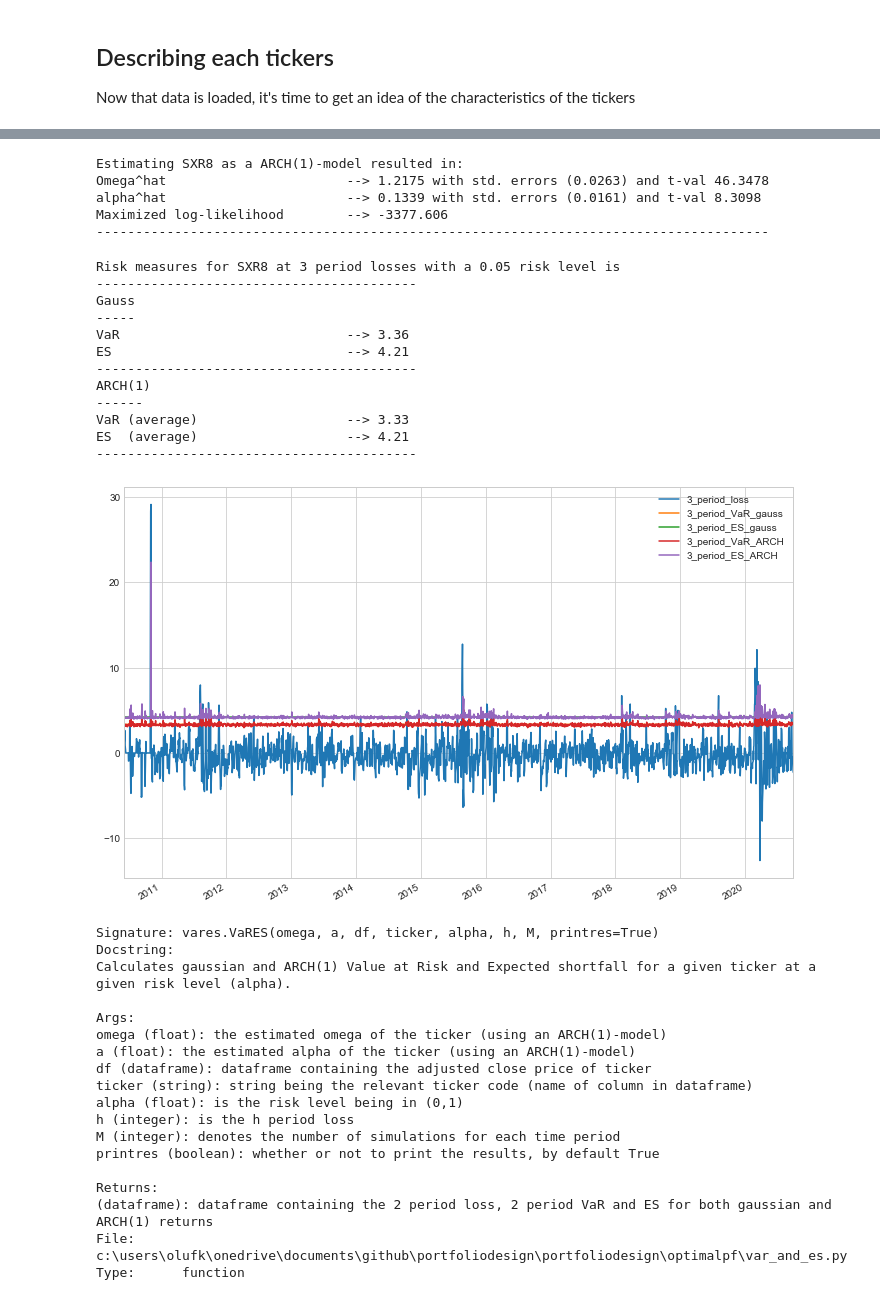
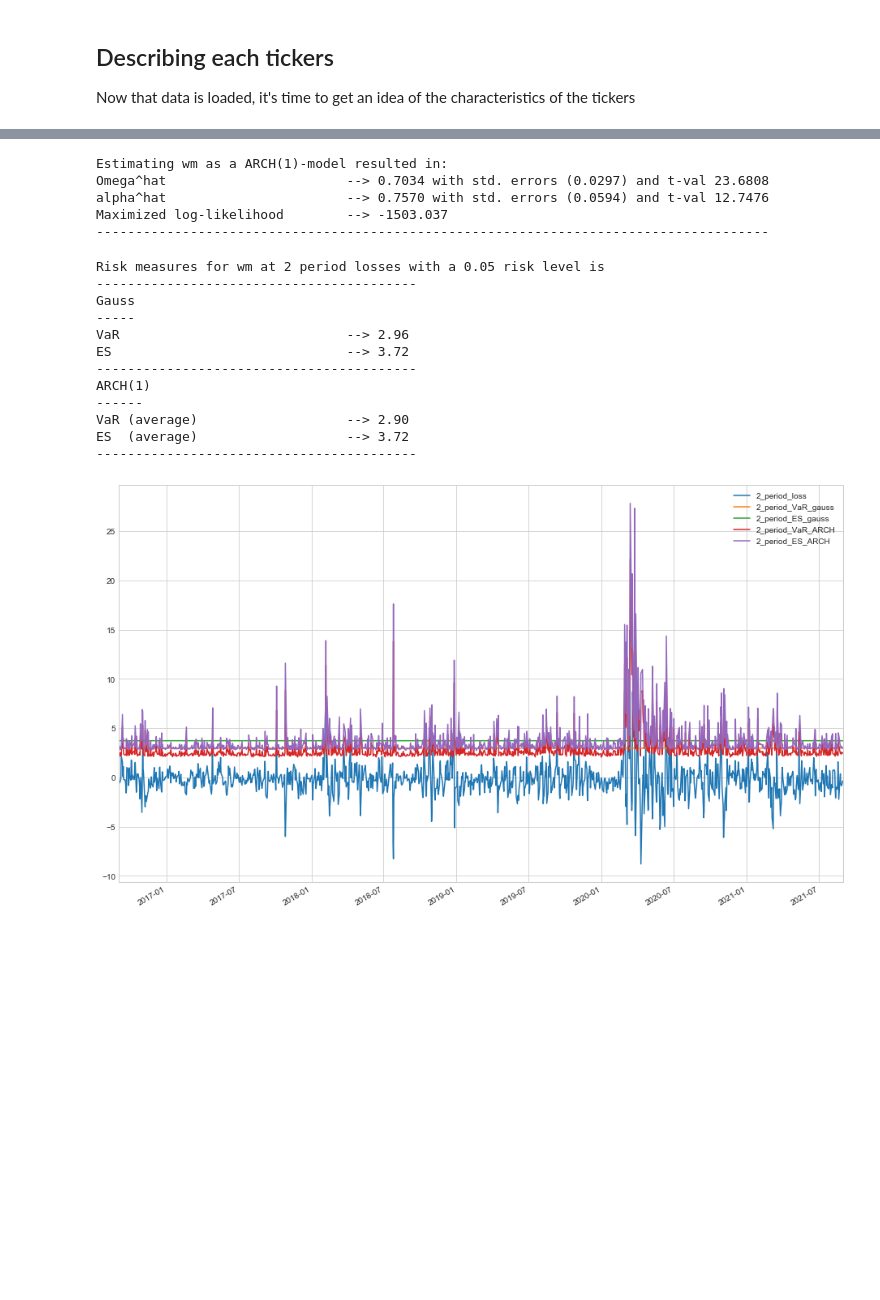
Before and after one commit to OlufKelk/PortfolioDesign, a Jupyter notebook: OptimalPF/Porfolio_notebook.ipynb, the cells around one changed output, grey strips where cells are left out. Cells and saved outputs as stored; diff of their text form; code cells hidden in the pictures; blank space fills up the shorter version.

Commit message:
start of optimal portfolios

```diff
--- a/OptimalPF/Porfolio_notebook.ipynb
+++ b/OptimalPF/Porfolio_notebook.ipynb
@@ -45,4 +45,4 @@ start = dt.datetime(2014, 6, 30)
 end = dt.datetime(2019, 6, 30)
 
 # getting data from yahoo database
-# df, rdf, cdf = pftools.df_generator(tickers,'yahoo')
+df, rdf, cdf = pftools.df_generator(tickers,'yahoo')
@@ -72,44 +70,25 @@ pftools.desc_ticks(df,rdf,cdf)
 # %%
-omega_hat, alpha_hat, ll = vares.ARCH1_est('SXR8',df)
+omega_hat, alpha_hat, ll = vares.ARCH1_est('wm',df)
 # %% [output]
-Estimating SXR8 as a ARCH(1)-model resulted in:
-Omega^hat                       --> 1.2175 with std. errors (0.0263) and t-val 46.3478
-alpha^hat                       --> 0.1339 with std. errors (0.0161) and t-val 8.3098
-Maximized log-likelihood        --> -3377.606
+Estimating wm as a ARCH(1)-model resulted in:
+Omega^hat                       --> 0.7034 with std. errors (0.0297) and t-val 23.6808
+alpha^hat                       --> 0.7570 with std. errors (0.0594) and t-val 12.7476
+Maximized log-likelihood        --> -1503.037
 --------------------------------------------------------------------------------------
 # %%
-vares_df = vares.VaRES(omega_hat,alpha_hat,df,'SXR8',0.05,3,2000)
-vares_df.plot(figsize = (12,8))
-?vares.VaRES
+vares_df = vares.VaRES(omega_hat,alpha_hat,df,'wm',0.05,2,2000)
+vares_df.plot(figsize = (16,10));
 # %% [output]
-Risk measures for SXR8 at 3 period losses with a 0.05 risk level is
+Risk measures for wm at 2 period losses with a 0.05 risk level is
 -----------------------------------------
 Gauss
 -----
-VaR                             --> 3.36
-ES                              --> 4.21
+VaR                             --> 2.96
+ES                              --> 3.72
 -----------------------------------------
 ARCH(1)
 ------
-VaR (average)                   --> 3.33
-ES  (average)                   --> 4.21
+VaR (average)                   --> 2.90
+ES  (average)                   --> 3.72
 -----------------------------------------
-[figure, old version]
+[figure, new version]
-Signature: vares.VaRES(omega, a, df, ticker, alpha, h, M, printres=True)
-Docstring:
-Calculates gaussian and ARCH(1) Value at Risk and Expected shortfall for a given ticker at a given risk level (alpha).
-
-Args:
-omega (float): the estimated omega of the ticker (using an ARCH(1)-model)
-a (float): the estimated alpha of the ticker (using an ARCH(1)-model)
-df (dataframe): dataframe containing the adjusted close price of ticker
-ticker (string): string being the relevant ticker code (name of column in dataframe)
-alpha (float): is the risk level being in (0,1)
-h (integer): is the h period loss
-M (integer): denotes the number of simulations for each time period
-printres (boolean): whether or not to print the results, by default True
-
-Returns:
-(dataframe): dataframe containing the 2 period loss, 2 period VaR and ES for both gaussian and ARCH(1) returns
-File:      c:\users\olufk\onedrive\documents\github\portfoliodesign\portfoliodesign\optimalpf\var_and_es.py
-Type:      function
```
Also changed, not shown: parts of 8 cells of this notebook, 2 other files.
